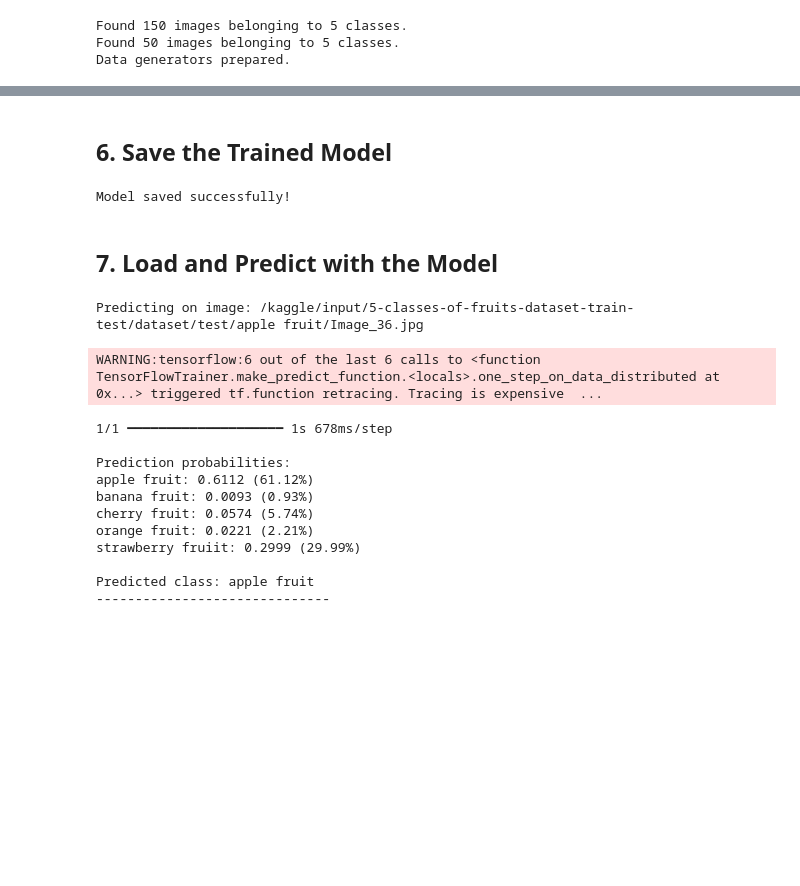
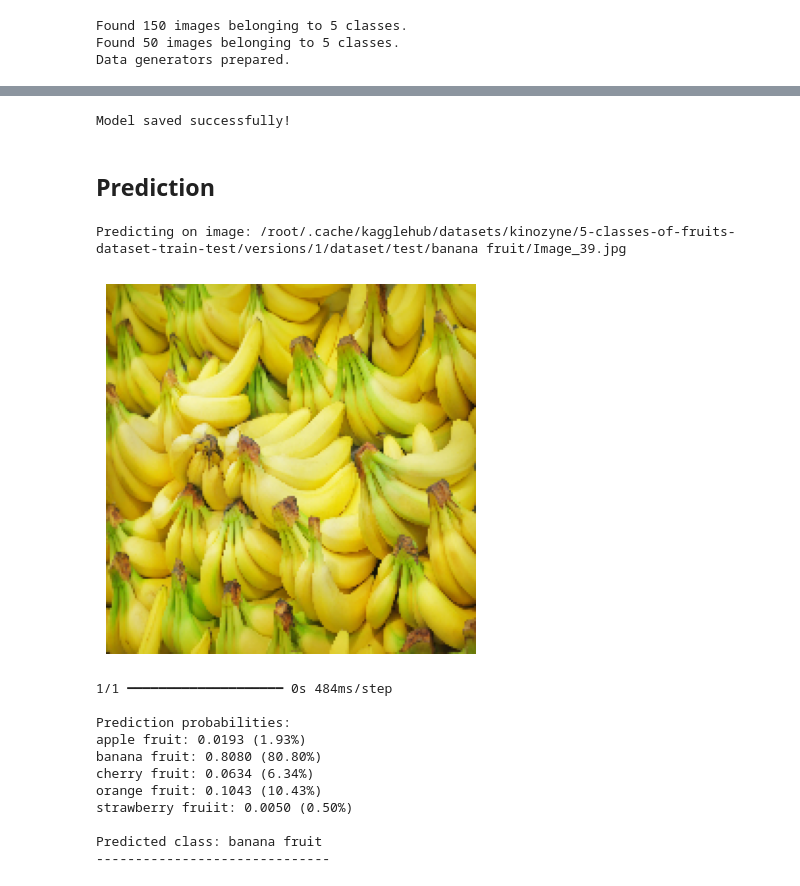
Before and after one commit to Kinosaur/machine-learning, a Jupyter notebook: week7/fruit_cnn/ML_CNN_Fruit.ipynb, the cells around one changed output, grey strips where cells are left out. Saved outputs shown, nothing was run; the diff lists cells and outputs as text; code cells hidden in the pictures; blank space fills up the shorter version.

```diff
--- a/week7/fruit_cnn/ML_CNN_Fruit.ipynb
+++ b/week7/fruit_cnn/ML_CNN_Fruit.ipynb
@@ -169,56 +178,61 @@ model.evaluate(test_generator)
-# %% [markdown]
-## 6. Save the Trained Model
 # %%
 model.save("my_cnn_model.keras")
 print("Model saved successfully!")
 # %% [output]
 Model saved successfully!
-# %% [markdown]
-## 7. Load and Predict with the Model
+# %% [markdown]
+## Prediction
 # %%
 from tensorflow.keras.models import load_model
 from tensorflow.keras.preprocessing import image
+import numpy as np # Make sure numpy is imported
+import matplotlib.pyplot as plt # Import matplotlib
 
 # Load the saved model
 loaded_model = load_model("my_cnn_model.keras") # Load the model saved in this notebook
 
-image_paths_to_predict = ['/kaggle/input/5-classes-of-fruits-dataset-train-test/dataset/test/apple fruit/Image_36.jpg'] # Corrected filename capitalization
+image_paths_to_predict = ['/root/.cache/kagglehub/datasets/kinozyne/5-classes-of-fruits-dataset-train-test/versions/1/dataset/test/banana fruit/Image_39.jpg'] # Corrected filename capitalization
 
 for image_path_to_predict in image_paths_to_predict:
     print(f"Predicting on image: {image_path_to_predict}")
 
     # Load and preprocess the image
     img = image.load_img(image_path_to_predict, target_size=(192, 192))
     img_array = image.img_to_array(img)
     img_array = np.expand_dims(img_array, axis=0)
     img_array /= 255.0  # Rescale the image
+
+    # Display the image
+    plt.imshow(img)
+    plt.axis('off') # Hide axes
+    plt.show()
 
     # Make a prediction
     predictions = loaded_model.predict(img_array)
 
     # Get the class labels from the test generator
     class_labels = list(test_generator.class_indices.keys())
 
     # Display the results
     print("\nPrediction probabilities:")
     for i, probability in enumerate(predictions[0]):
         print(f"{class_labels[i]}: {probability:.4f} ({probability*100:.2f}%)")
 
     predicted_class_index = np.argmax(predictions)
     predicted_class_label = class_labels[predicted_class_index]
     print(f"\nPredicted class: {predicted_class_label}")
     print("-" * 30)
 # %% [output]
-Predicting on image: /kaggle/input/5-classes-of-fruits-dataset-train-test/dataset/test/apple fruit/Image_36.jpg
+Predicting on image: /root/.cache/kagglehub/datasets/kinozyne/5-classes-of-fruits-dataset-train-test/versions/1/dataset/test/banana fruit/Image_39.jpg
+[figure, added]
-WARNING:tensorflow:6 out of the last 6 calls to <function TensorFlowTrainer.make_predict_function.<locals>.one_step_on_data_distributed at 0x...> triggered tf.function retracing. Tracing is expensive  ...
+1/1 ━━━━━━━━━━━━━━━━━━━━ 0s 484ms/step
+
+Prediction probabilities:
+apple fruit: 0.0193 (1.93%)
+banana fruit: 0.8080 (80.80%)
+cherry fruit: 0.0634 (6.34%)
+orange fruit: 0.1043 (10.43%)
+strawberry fruiit: 0.0050 (0.50%)
+
+Predicted class: banana fruit
+------------------------------
-1/1 ━━━━━━━━━━━━━━━━━━━━ 1s 678ms/step
-
-Prediction probabilities:
-apple fruit: 0.6112 (61.12%)
-banana fruit: 0.0093 (0.93%)
-cherry fruit: 0.0574 (5.74%)
-orange fruit: 0.0221 (2.21%)
-strawberry fruiit: 0.2999 (29.99%)
-
-Predicted class: apple fruit
-------------------------------
```
Also changed, not shown: parts of 12 cells of this notebook, 1 other file.
